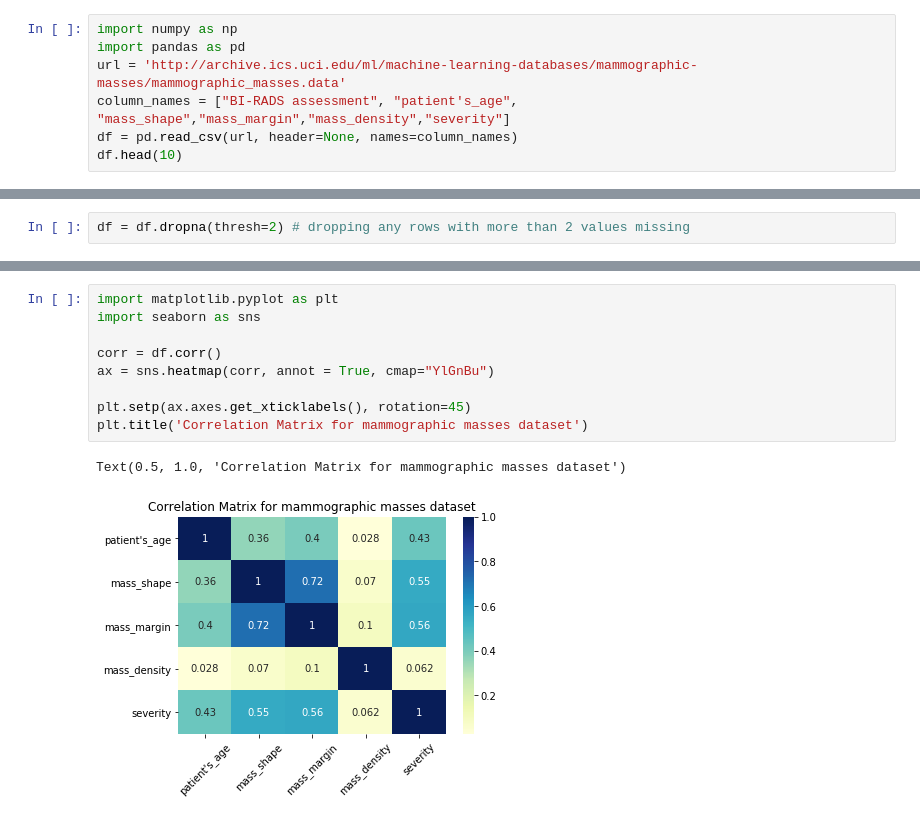
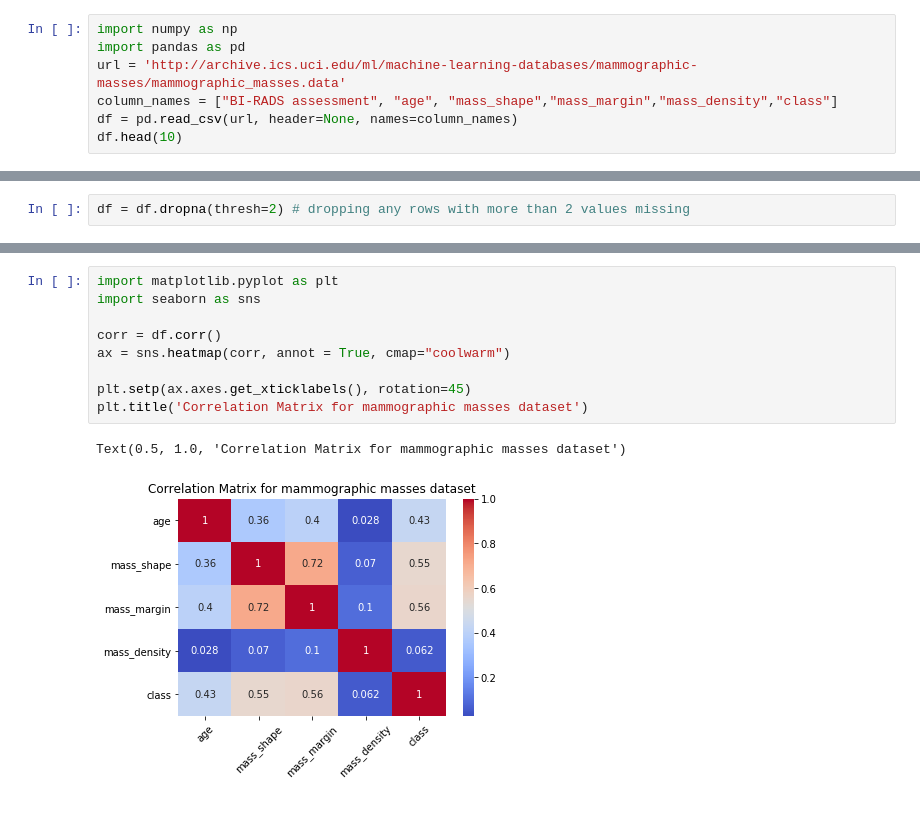
Before and after one commit to liivits/Liivits, a Jupyter notebook: Untitled.ipynb, the cells around one changed output, grey strips where cells are left out. Saved outputs shown, nothing was run; the diff lists cells and outputs as text.

```diff
--- a/Untitled.ipynb
+++ b/Untitled.ipynb
@@ -6,7 +6,7 @@ warnings.filterwarnings("ignore", category=DeprecationWarning)
 import numpy as np
 import pandas as pd
 url = 'http://archive.ics.uci.edu/ml/machine-learning-databases/mammographic-masses/mammographic_masses.data'
-column_names = ["BI-RADS assessment", "patient's_age", "mass_shape","mass_margin","mass_density","severity"]
+column_names = ["BI-RADS assessment", "age", "mass_shape","mass_margin","mass_density","class"]
 df = pd.read_csv(url, header=None, names=column_names)
 df.head(10)
 # %% [output]
@@ -113,12 +119,12 @@ dtype: int64
 # %%
 import matplotlib.pyplot as plt
 import seaborn as sns
 
 corr = df.corr()
-ax = sns.heatmap(corr, annot = True, cmap="YlGnBu")
+ax = sns.heatmap(corr, annot = True, cmap="coolwarm")
 
 plt.setp(ax.axes.get_xticklabels(), rotation=45)
 plt.title('Correlation Matrix for mammographic masses dataset')
 # %% [output]
 Text(0.5, 1.0, 'Correlation Matrix for mammographic masses dataset')
-[figure, old version]
+[figure, new version]
```
Also changed, not shown: parts of 18 cells of this notebook.
